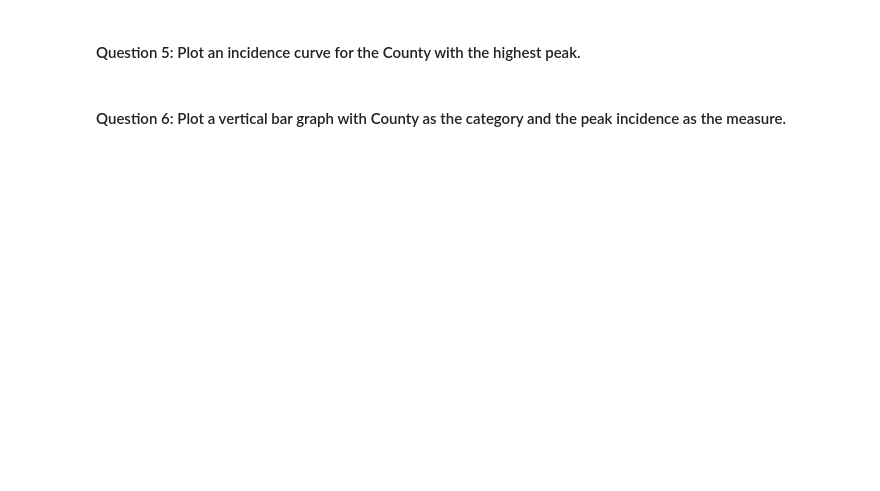
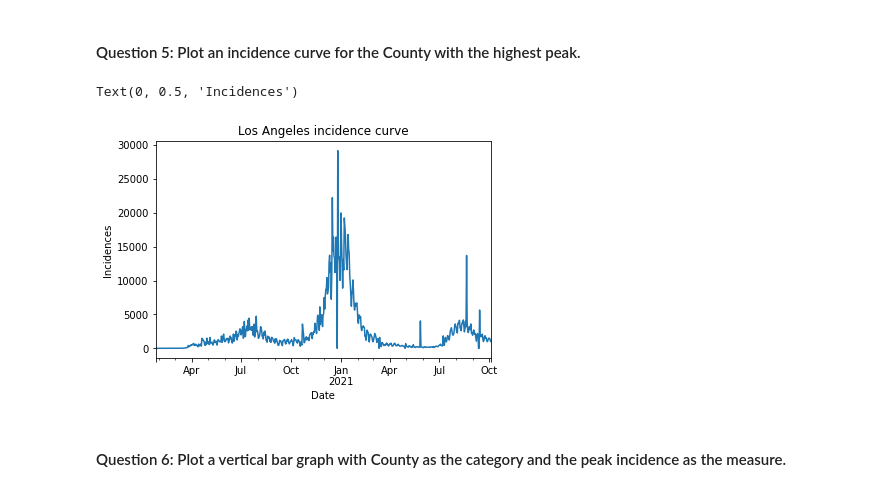
Before and after one commit to CMU-MS-DAS-Modern-Programming-Mini/ClassAssignmentNo4, a Jupyter notebook: US County Data - pandas.ipynb, the cells around one changed output. Cells and saved outputs as stored; diff of their text form; code cells hidden in the pictures; blank space fills up the shorter version.

Commit message:
Modified County Notebook

```diff
--- a/US County Data - pandas.ipynb
+++ b/US County Data - pandas.ipynb
@@ -19,2 +28,9 @@ deaths - The cumulative number of deaths in at the date in the county
 # %% [markdown]
 #### Question 1: Produce a DataFrame that contains only the data for the top 10 Counties by total number of cases
+# %%
+dfctop = df[['date','county','state','cases','deaths']].groupby('county').max()
+dfctop = dfctop.sort_values("cases", axis=0, ascending=False)
+dfctop = dfctop.reset_index()
+dfctop = dfctop.head(10)
+dfctop
+#dfctop is the dataframe that contains only the data for the top 10 counties by total number of cases
@@ -23,2 +69,16 @@ deaths - The cumulative number of deaths in at the date in the county
 # %% [markdown]
 #### Question 3: Calculate the incidence (the number of new cases per day... i.e. the difference between the cases on a day - the cases on a previous day) for the top 10 Counties.
+# %%
+incdf = df[(df['county'].isin(dfctop['county'])) & (df['state'].isin(dfctop['state']))]
+# This is creating the data frame that I will add instances to
+# Selecting only the counties and states from the top 10 state dataframe
+# %%
+def calc_incidences(row, incdf):
+    prev_index = (row.name[0], pd.to_datetime(row.name[1])-pd.offsets.Day(1))
+    if prev_index in incdf.index:
+        return row['cases'] - incdf.loc[prev_index]['cases']
+    else:
+        return 0
+
+incdf = incdf.set_index(['county','date'])
+incdf['incidences'] = incdf.apply(lambda x: calc_incidences(x,incdf),axis=1)
@@ -25,2 +109,6 @@ deaths - The cumulative number of deaths in at the date in the county
 # %% [markdown]
 #### Question 4: Calculate the peak incidence for the 10 counties (the day with the highest number of new cases).
+# %%
+incdf = incdf.reset_index()
+peaks_df = incdf.iloc[incdf.groupby('county')['incidences'].idxmax()]
+peaks_df = peaks_df.set_index('county')
@@ -27,4 +134,16 @@ deaths - The cumulative number of deaths in at the date in the county
 # %% [markdown]
 #### Question 5: Plot an incidence curve for the County with the highest peak.
+# %%
+incdf = incdf.set_index(['county','date'])
+plotLA = incdf.loc['Los Angeles']['incidences'].plot(title='Los Angeles incidence curve')
+plotLA.set_xlabel("Date")
+plotLA.set_ylabel("Incidences")
+
+
+
+#plot created for incidence curve for county with highest peak (Los Angeles)
+# %% [output]
+Text(0, 0.5, 'Incidences')
+[figure, added]
 # %% [markdown]
 #### Question 6: Plot a vertical bar graph with County as the category and the peak incidence as the measure.
```
Also changed, not shown: parts of 7 cells of this notebook.
